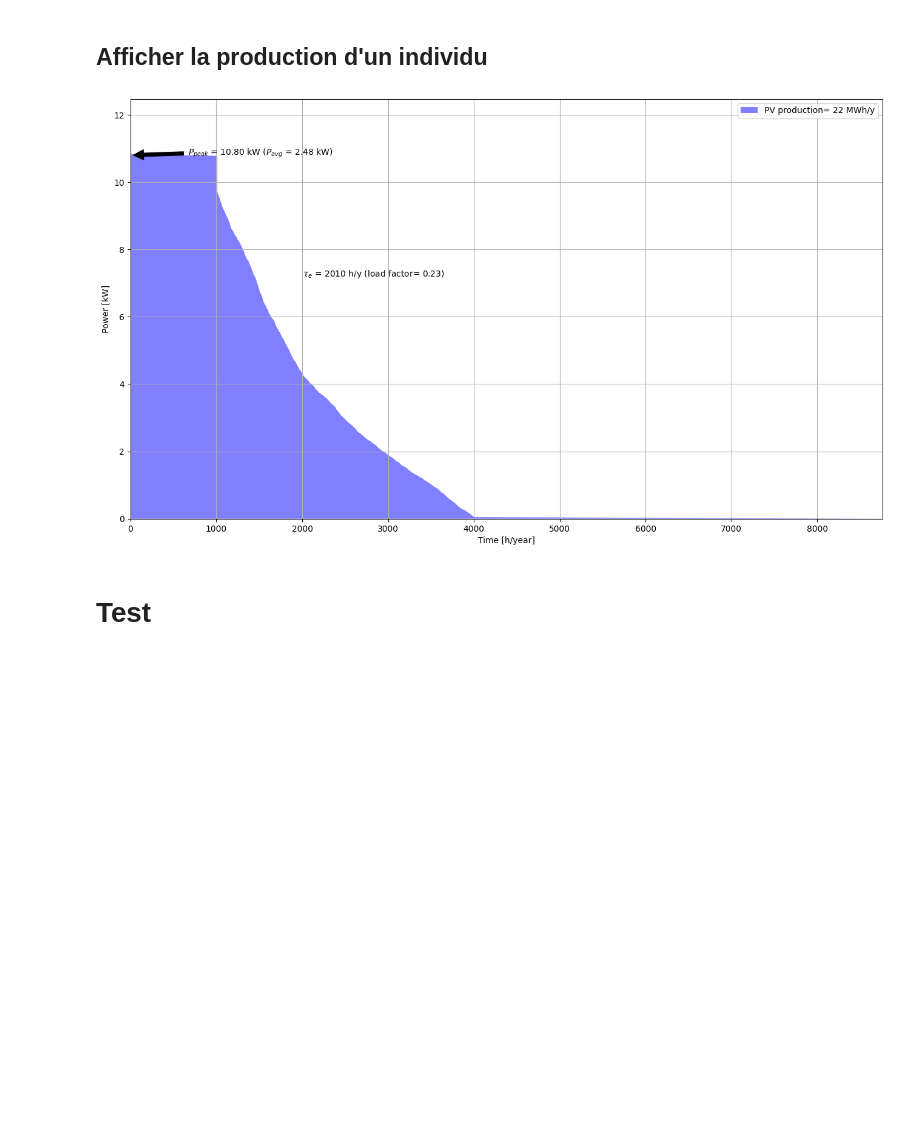
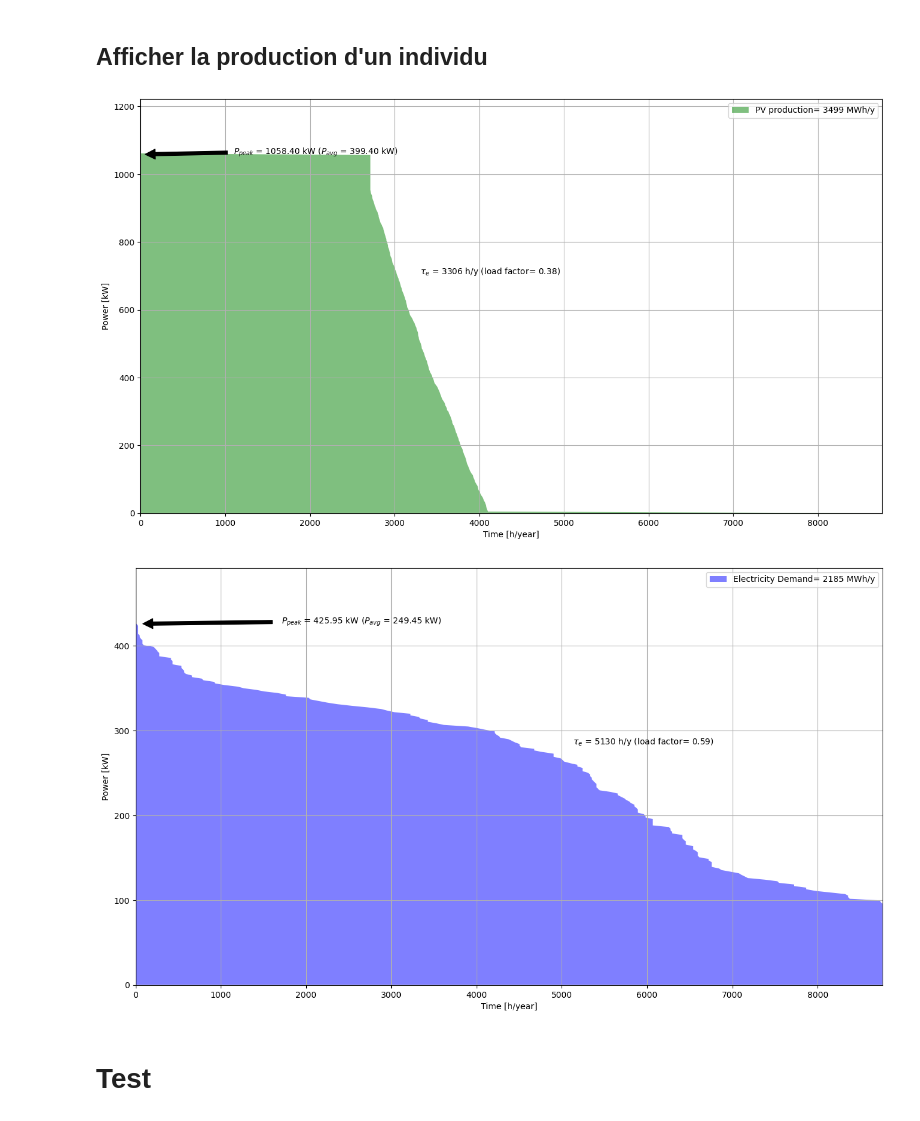
Before and after one commit to Louis9551/Solaire, a Jupyter notebook: Multi_Objectifs_Contraint_Solaire.ipynb, the cells around one changed output. Cells and saved outputs as stored; diff of their text form; code cells hidden in the pictures; blank space fills up the shorter version.

```diff
--- a/Multi_Objectifs_Contraint_Solaire.ipynb
+++ b/Multi_Objectifs_Contraint_Solaire.ipynb
@@ -176,7 +177,7 @@ def GetPVProduction():
 
     return time, date, Ghprim, Dhprim, Tambprim
 
-def PvYield(gamma, i, Nps, Npp, NumOnd):
+def PvYield(gamma, i, Nps, Npp, NumOnd, nbinsta):
         P_pv = [] # créer une liste vide pour stocker la production PV
         Epv = 0. # the energy produced by the PV
         for d in range(365):
@@ -184,7 +185,7 @@ def PvYield(gamma, i, Nps, Npp, NumOnd):
             (Rs, Rd, theta) = IrradiationRatio(i, gamma, a, hprim, albedo, Gh[d,:], Dh[d,:])
             Gabs = GlassAbsorbtion((Gh[d,:]-Dh[d,:])*Rs, Dh[d,:]*Rd, theta)
             (Pm, Vm) = PV_panel(Gabs, Tamb[d,:], NOCT = NOCT, Rs = Rp, Id0 = Iobs, Iphi0 = I0, G0 = G0, n = 1., Eg =coefId , ncs = NbCellS, ncp = NbCellP) # n et Eg et Rsh???
-            Ppv = PV_array(Pm, Vm, Nps, Npp, Onduleurs[int(NumOnd)].Pdcmax, Onduleurs[int(NumOnd)].VinMPPTmax, Onduleurs[int(NumOnd)].VinMPPTmin) # a0, a1, a2 les mêmes et tauloss = ??
+            Ppv = PV_array(Pm, Vm, Nps, Npp, Onduleurs[int(NumOnd)].Pdcmax, Onduleurs[int(NumOnd)].VinMPPTmax, Onduleurs[int(NumOnd)].VinMPPTmin)*nbinsta # a0, a1, a2 les mêmes et tauloss = ??
             P_pv = np.append(P_pv, Ppv) # ajouter Ppv à P_pv
             Epv += np.trapz(Ppv,UTC)
         P_pv = np.reshape(P_pv, (365,24)) # copier P_pv dans un tableau à 2 dimensions
@@ -585,11 +590,14 @@ plot_admissible(plotadmissible)
 ## Afficher la production d'un individu
 # %%
 NumIndividu = 5
-P_PV_Ind = PvYield(population[NumIndividu].x[3], population[NumIndividu].x[4], population[NumIndividu].x[1], population[NumIndividu].x[2], population[NumIndividu].x[0])
-LDC_PV = LoadDurationCurve(time, date, P_PV_Ind, color='blue', name='PV production', steps=250)
+P_PV_Ind = PvYield(population[NumIndividu].x[3], population[NumIndividu].x[4], population[NumIndividu].x[1], population[NumIndividu].x[2], population[NumIndividu].x[0], population[NumIndividu].x[5])
+LDC_PV = LoadDurationCurve(time, date, P_PV_Ind, color='green', name='PV production', steps=250)
 display(LDC_PV)
+LDC_elec = LoadDurationCurve(time, date, P_el_total, color='blue', name='Electricity Demand', steps=250)
+display(LDC_elec)
 # %% [output]
-[figure, old version]
+[figure, new version]
+[figure, added]
 # %% [markdown]
 # Test
 # %%
```
Also changed, not shown: parts of 6 cells of this notebook.
